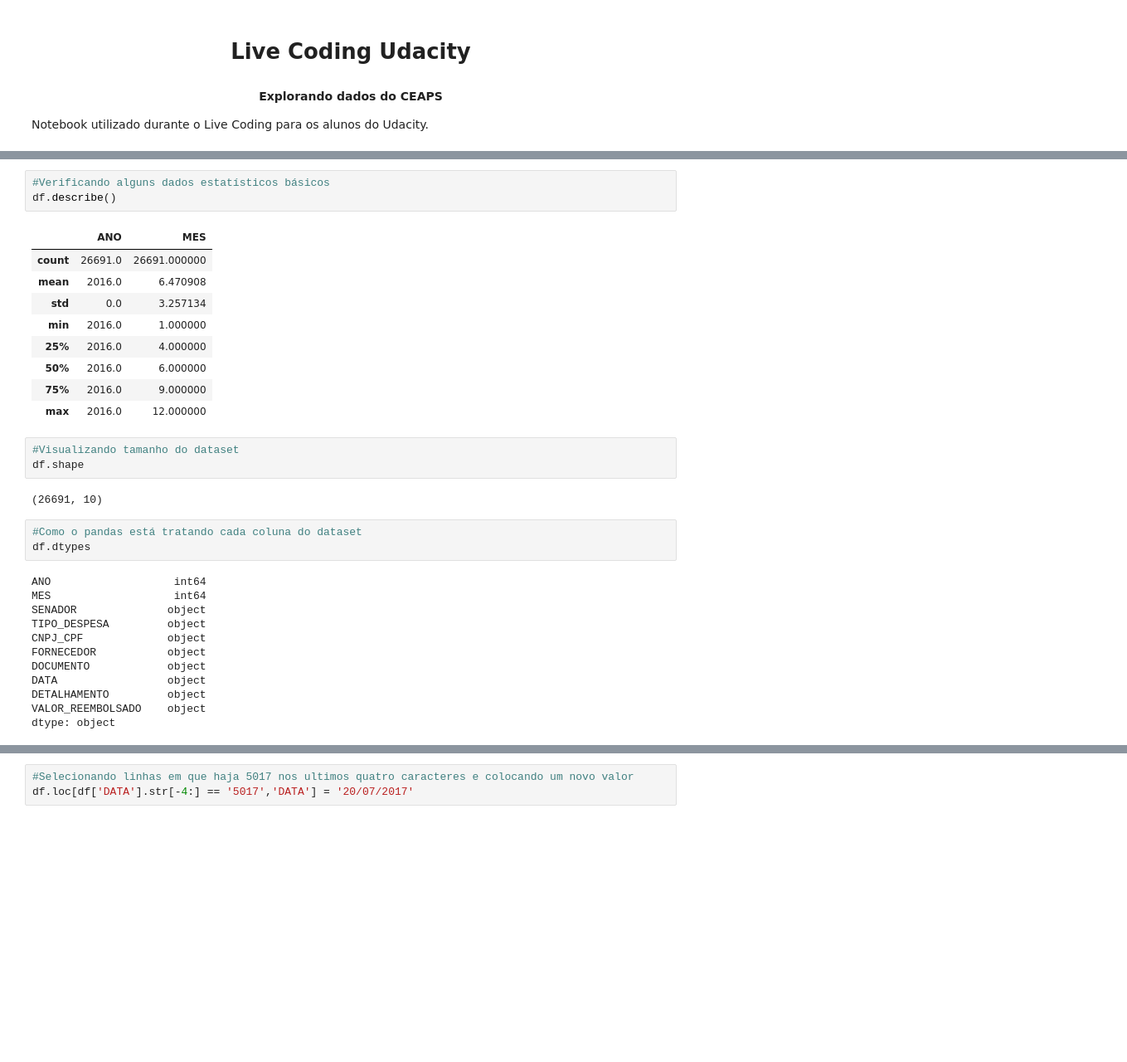
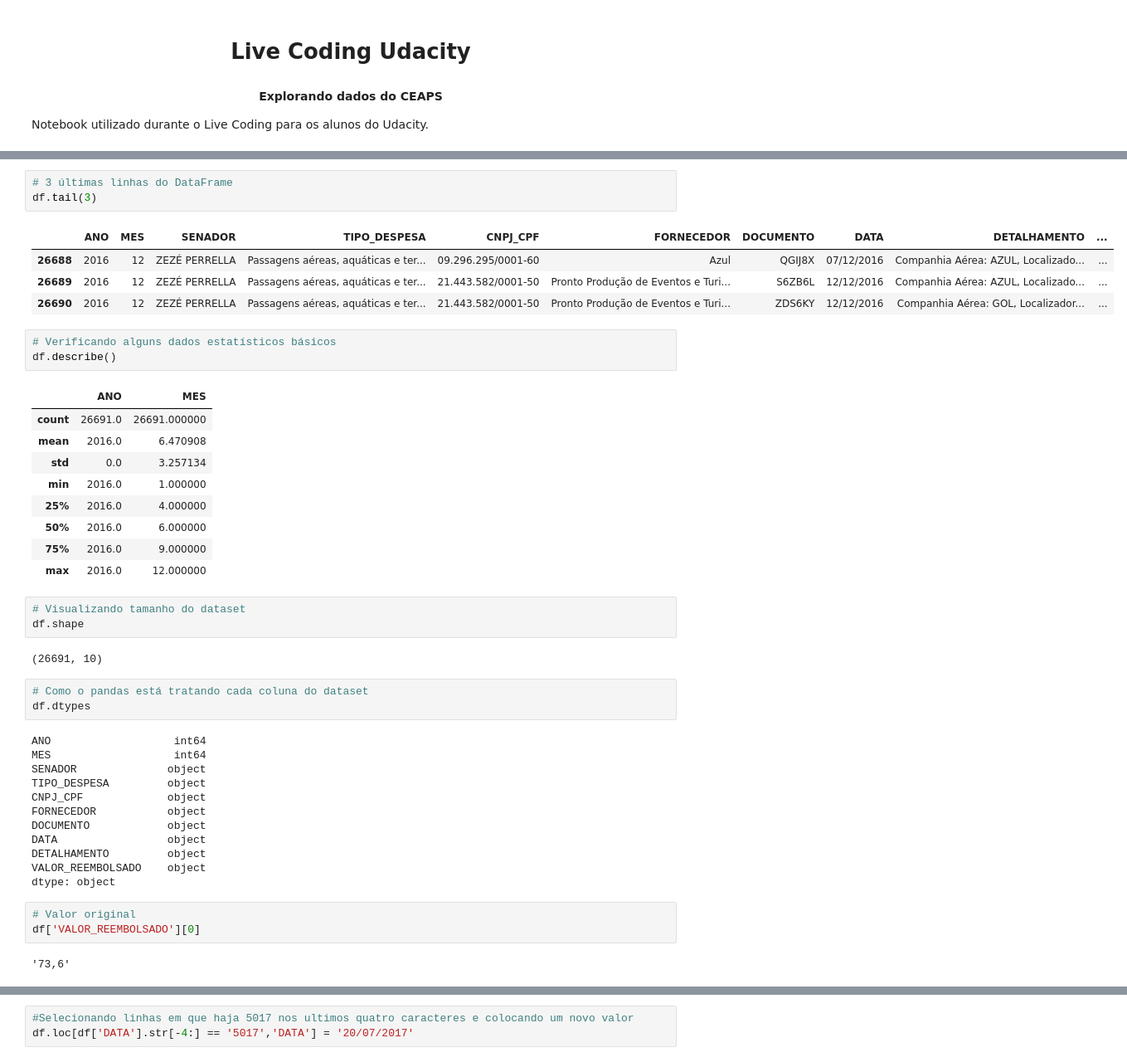
Before and after one commit to vitormeriat/meriat-ml-notes, a Jupyter notebook: Data Cleaning.ipynb, the cells around one changed output, grey strips where cells are left out. Shown at 83% size. Cells and saved outputs as stored; diff of their text form; blank space fills up the shorter version.

```diff
--- a/Data Cleaning.ipynb
+++ b/Data Cleaning.ipynb
@@ -29,5 +32,13 @@ df.head()
+# %%
+# 3 últimas linhas do DataFrame
+df.tail(3)
+# %% [output]
+|  | ANO | MES | SENADOR | TIPO_DESPESA | CNPJ_CPF | FORNECEDOR | DOCUMENTO | DATA | DETALHAMENTO | ... |
+| 26688 | 2016 | 12 | ZEZÉ PERRELLA | Passagens aéreas, aquáticas e ter... | 09.296.295/0001-60 | Azul | QGIJ8X | 07/12/2016 | Companhia Aérea: AZUL, Localizado... | ... |
+| 26689 | 2016 | 12 | ZEZÉ PERRELLA | Passagens aéreas, aquáticas e ter... | 21.443.582/0001-50 | Pronto Produção de Eventos e Turi... | S6ZB6L | 12/12/2016 | Companhia Aérea: AZUL, Localizado... | ... |
+| 26690 | 2016 | 12 | ZEZÉ PERRELLA | Passagens aéreas, aquáticas e ter... | 21.443.582/0001-50 | Pronto Produção de Eventos e Turi... | ZDS6KY | 12/12/2016 | Companhia Aérea: GOL, Localizador... | ... |
 # %%
-#Verificando alguns dados estatísticos básicos
+# Verificando alguns dados estatísticos básicos
 df.describe()
 # %% [output]
 |  | ANO | MES |
@@ -40,12 +51,12 @@ df.describe()
 | 75% | 2016.0 | 9.000000 |
 | max | 2016.0 | 12.000000 |
 # %%
-#Visualizando tamanho do dataset
+# Visualizando tamanho do dataset
 df.shape
 # %% [output]
 (26691, 10)
 # %%
-#Como o pandas está tratando cada coluna do dataset
+# Como o pandas está tratando cada coluna do dataset
 df.dtypes
 # %% [output]
 ANO                   int64
@@ -59,4 +70,9 @@ DATA                 object
 DETALHAMENTO         object
 VALOR_REEMBOLSADO    object
 dtype: object
+# %%
+# Valor original
+df['VALOR_REEMBOLSADO'][0]
+# %% [output]
+'73,6'
 # %%
```
Also changed, not shown: parts of 12 cells of this notebook.
